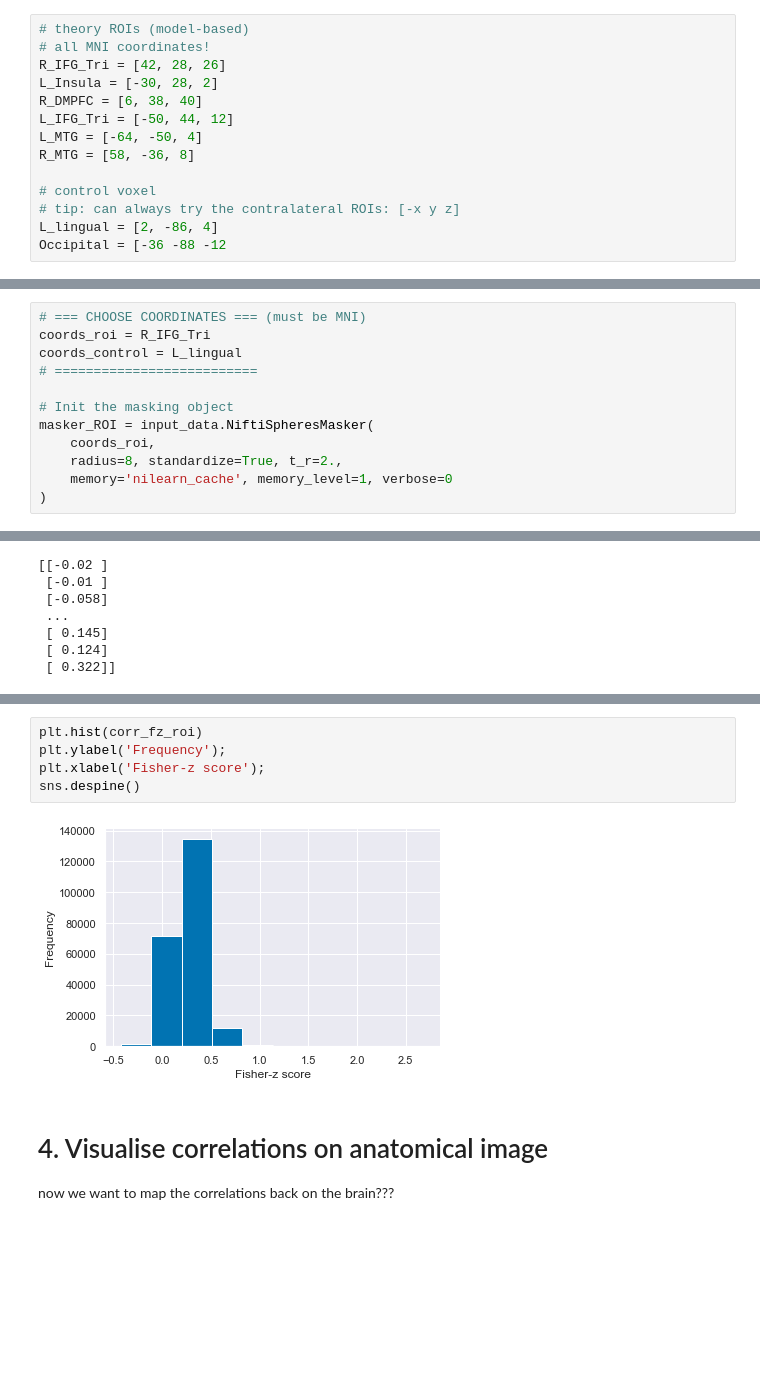
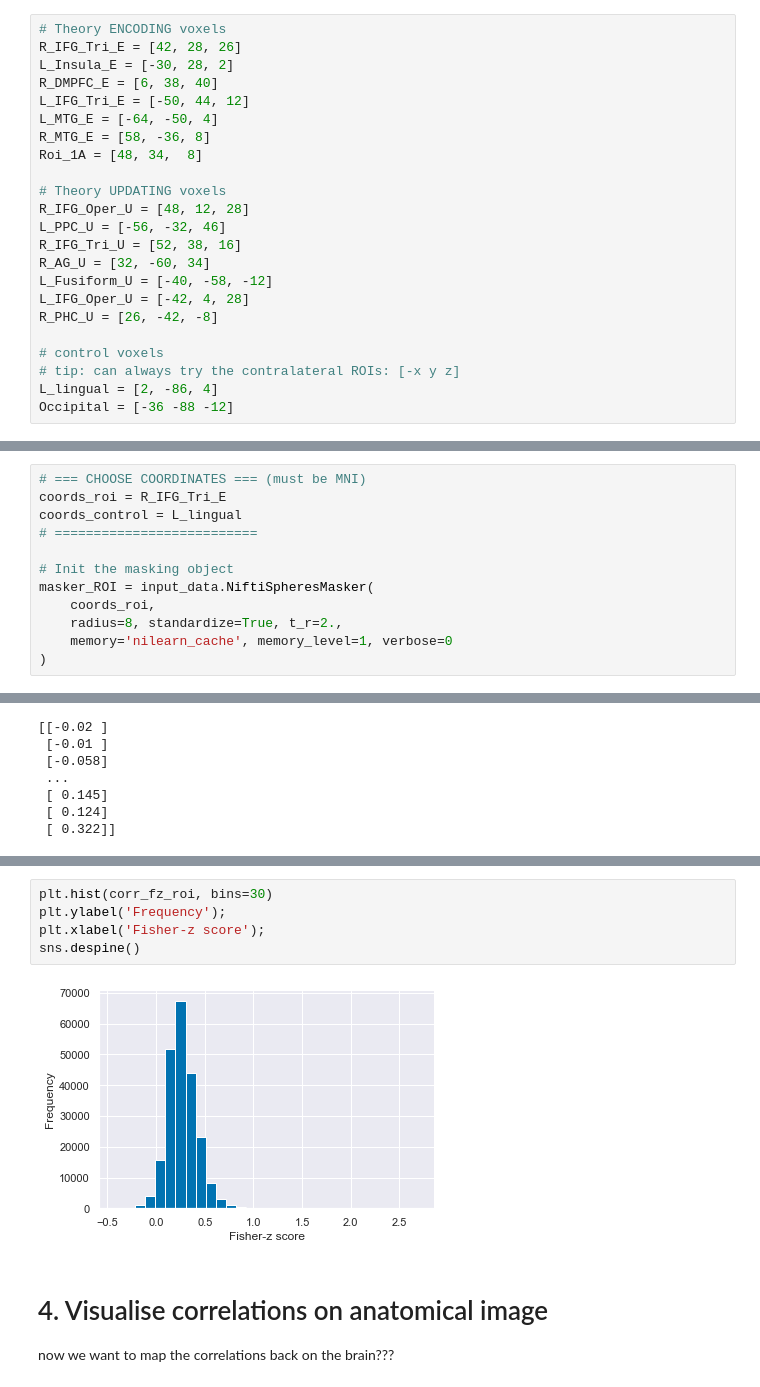
Before and after one commit to tomov/VGDL-fMRI-Python-Data-Analysis, a Jupyter notebook: Multivariate_analyses_Daphne/Functional_connectivity_within.ipynb, the cells around one changed output, grey strips where cells are left out. Cells and saved outputs as stored; diff of their text form; blank space fills up the shorter version.

```diff
--- a/Multivariate_analyses_Daphne/Functional_connectivity_within.ipynb
+++ b/Multivariate_analyses_Daphne/Functional_connectivity_within.ipynb
@@ -117,14 +109,23 @@ R.shape
 # %%
-# theory ROIs (model-based)
-# all MNI coordinates!
-R_IFG_Tri = [42, 28, 26]
-L_Insula = [-30, 28, 2]
-R_DMPFC = [6, 38, 40]
-L_IFG_Tri = [-50, 44, 12]
-L_MTG = [-64, -50, 4]
-R_MTG = [58, -36, 8]
+# Theory ENCODING voxels
+R_IFG_Tri_E = [42, 28, 26]
+L_Insula_E = [-30, 28, 2]
+R_DMPFC_E = [6, 38, 40]
+L_IFG_Tri_E = [-50, 44, 12]
+L_MTG_E = [-64, -50, 4]
+R_MTG_E = [58, -36, 8]
+Roi_1A = [48, 34,  8]
 
-# control voxel
+# Theory UPDATING voxels
+R_IFG_Oper_U = [48, 12, 28]
+L_PPC_U = [-56, -32, 46]
+R_IFG_Tri_U = [52, 38, 16]
+R_AG_U = [32, -60, 34]
+L_Fusiform_U = [-40, -58, -12]
+L_IFG_Oper_U = [-42, 4, 28]
+R_PHC_U = [26, -42, -8]
+
+# control voxels
 # tip: can always try the contralateral ROIs: [-x y z]
 L_lingual = [2, -86, 4]
-Occipital = [-36 -88 -12
+Occipital = [-36 -88 -12]
@@ -156,6 +209,6 @@ The coordinates correspond to voxel: 102081.
 # %%
 # === CHOOSE COORDINATES === (must be MNI)
-coords_roi = R_IFG_Tri
+coords_roi = R_IFG_Tri_E
 coords_control = L_lingual
 # ==========================
 
@@ -316,10 +369,10 @@ sns.despine()
 # %%
-plt.hist(corr_fz_roi)
+plt.hist(corr_fz_roi, bins=30)
 plt.ylabel('Frequency');
 plt.xlabel('Fisher-z score');
 sns.despine()
 # %% [output]
-[figure, old version]
+[figure, new version]
 # %% [markdown]
 # 4. Visualise correlations on anatomical image
 
```
Also changed, not shown: parts of 39 cells of this notebook, 3 other files.
